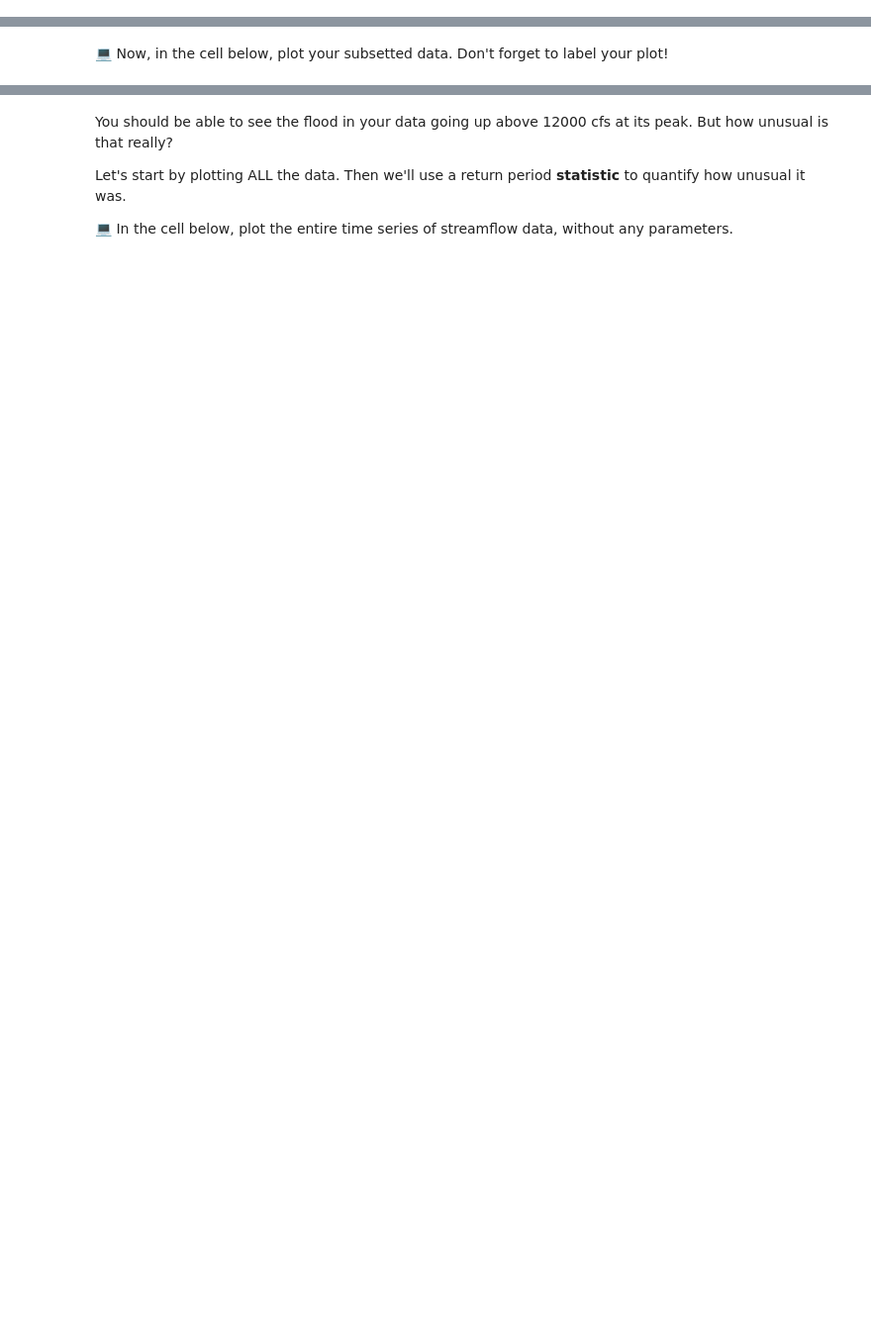
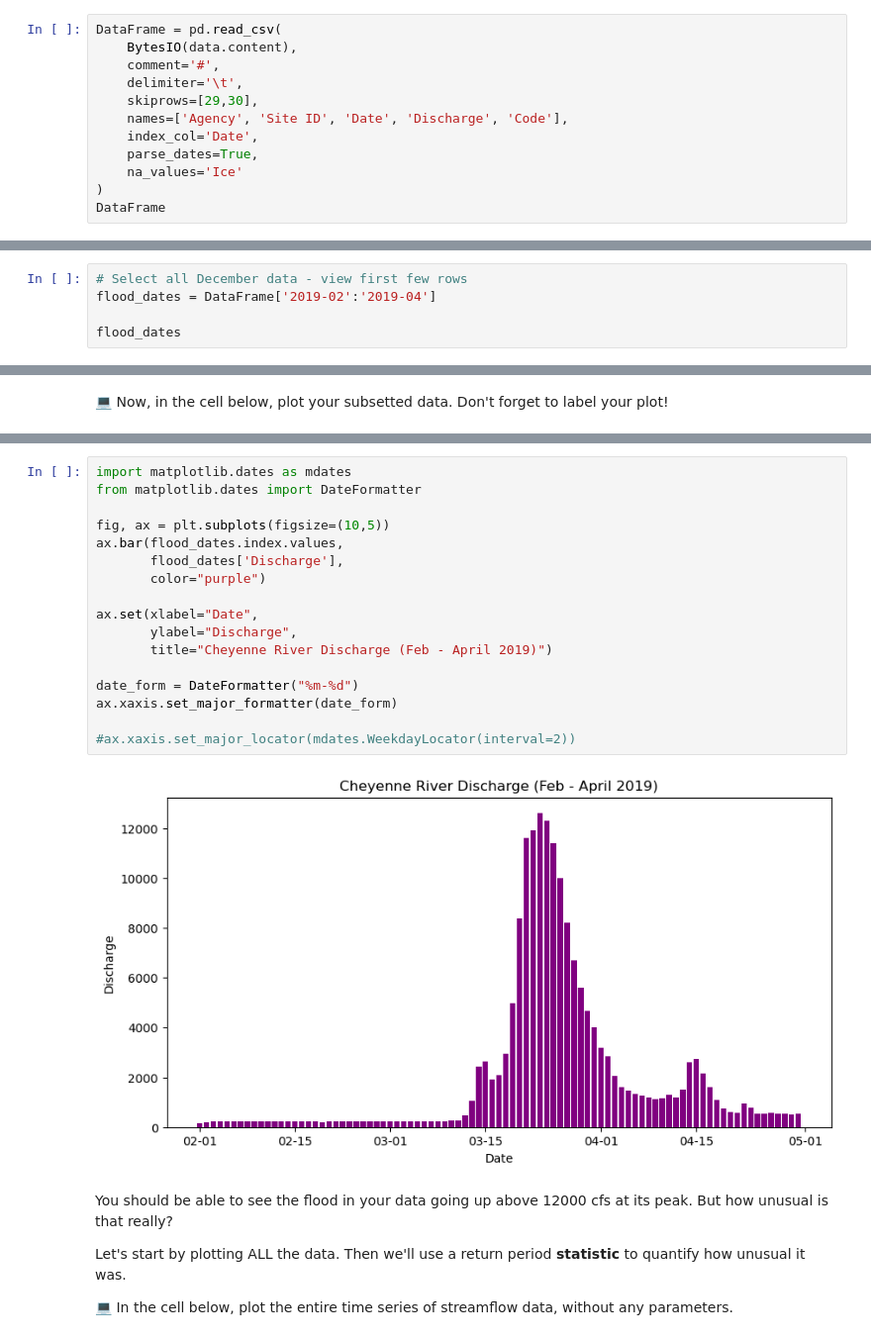
Before and after one commit to Wakunza/time-series-data-Wakunza, a Jupyter notebook: stars-02-time-series.ipynb, the cells around one changed output, grey strips where cells are left out. Shown at 99% size. Saved outputs shown, nothing was run; the diff lists cells and outputs as text; blank space fills up the shorter version.

```diff
--- a/stars-02-time-series.ipynb
+++ b/stars-02-time-series.ipynb
@@ -435,0 +448,12 @@ raise NotImplementedError()
+# %%
+DataFrame = pd.read_csv(
+    BytesIO(data.content),
+    comment='#',
+    delimiter='\t',
+    skiprows=[29,30],
+    names=['Agency', 'Site ID', 'Date', 'Discharge', 'Code'],
+    index_col='Date',
+    parse_dates=True,
+    na_values='Ice'
+)
+DataFrame
@@ -481,0 +525,5 @@ raise NotImplementedError()
+# %%
+# Select all December data - view first few rows
+flood_dates = DataFrame['2019-02':'2019-04']
+
+flood_dates
@@ -529,3 +608,22 @@ raise NotImplementedError()
+# %%
+import matplotlib.dates as mdates
+from matplotlib.dates import DateFormatter
+
+fig, ax = plt.subplots(figsize=(10,5))
+ax.bar(flood_dates.index.values,
+       flood_dates['Discharge'],
+       color="purple")
+
+ax.set(xlabel="Date",
+       ylabel="Discharge",
+       title="Cheyenne River Discharge (Feb - April 2019)")
+
+date_form = DateFormatter("%m-%d")
+ax.xaxis.set_major_formatter(date_form)
+
+#ax.xaxis.set_major_locator(mdates.WeekdayLocator(interval=2))
+# %% [output]
+[figure, added]
 # %% [markdown]
 You should be able to see the flood in your data going up above 12000 cfs at its peak. But how unusual is that really?
 
```
Also changed, not shown: parts of 20 cells of this notebook.
